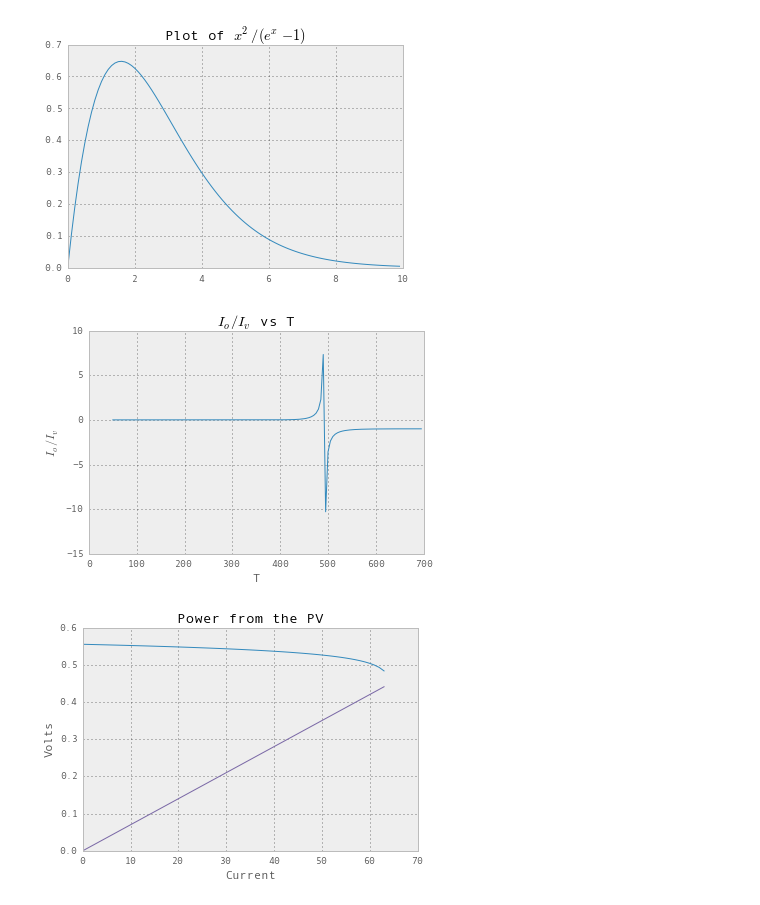
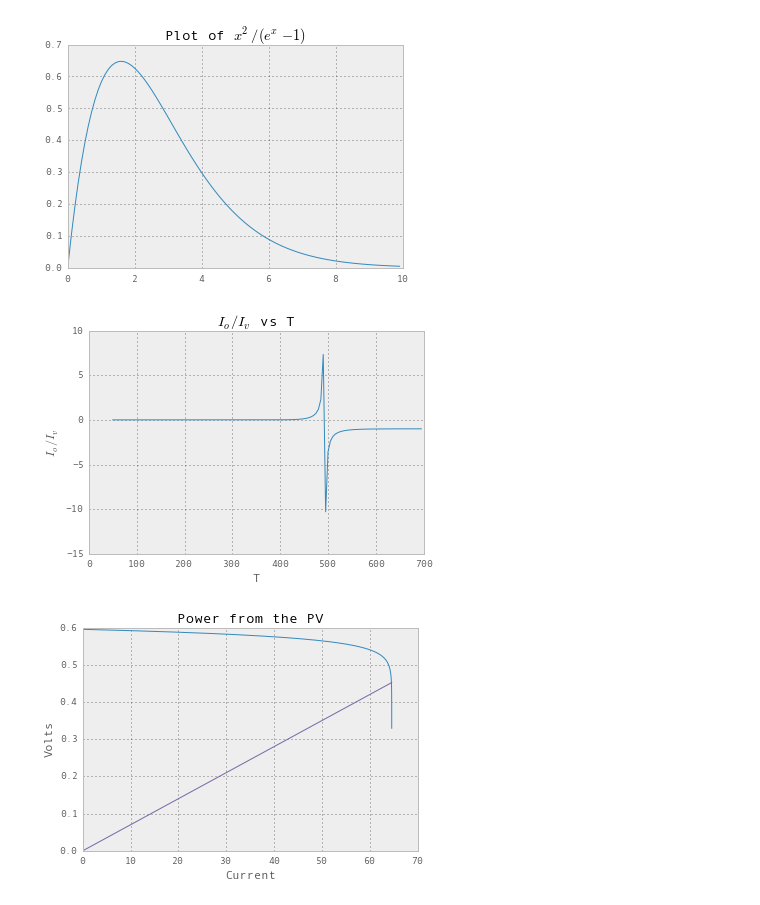
Before and after one commit to bmick/Satellite, a Jupyter notebook: ME246 Project 3.ipynb, the cells around one changed output. Cells and saved outputs as stored; diff of their text form; code cells hidden in the pictures.

```diff
--- a/ME246 Project 3.ipynb
+++ b/ME246 Project 3.ipynb
@@ -39,16 +39,20 @@ def PowerfromRLpv(R_Lpv):
     if debug:
         print "\n Entering PowerfromRLpv function"
     phi = P/(math.pi**4*K_b*T_source/(2.404*15.)) # from 14.16
+    # print "PowerfromRLPV code Power = ",P
     X = q_e*V_g/(K_b*T_source)
     Val, err = quad(integrand, X, 40.)
     phi_g = phi*.416*Val
+    if debug:
+        print "PowerfromRLpv Io_Iv value = ",Io_Iv
     global Iv
     Iv = phi_g*q_e*A_pv
     global Io
+    Io = Io_Iv*Iv
+
     if debug:
         print "Io/Iv = ", Io_Iv
         print "Iv = ", Iv
-    Io = Io_Iv*Iv
     if debug:
         print "Io = ", Io
 
@@ -59,8 +63,20 @@ def PowerfromRLpv(R_Lpv):
         IL = np.arange(len(V_L))
         plt.plot(IL,V_L,IL,V_L2)
         plt.show()
-    print "upper bound",fIv+Io-1e-9
-    I_1 = brentq(f_VL,1,Iv+Io-1e-9)
+
+    #if debug:
+    i = 1./100
+    b = Iv+Io-i
+    #print "B = ", b, "Error (B) = ",f_VL(b)
+
+    while f_VL(b)>0:
+        i = i/10
+        b = Iv+Io-i
+        #print "B = ", b, "Error (B) = ",f_VL(b)
+
+    #print "Final B = ", b, "Final Error (B) = ",f_VL(b)
+
+    I_1 = brentq(f_VL,1,b)
 
     if debug:
         print "Current = ", I_1, "Voltage = ",I_1*R_Lpv
@@ -223,21 +239,22 @@ def TEModule(T_H):
 def CombinedCycle(I_D, Rc):
     error = 1
     iterations = 0
+    global P
     P = I_D*Rc # Set up the incident power (will change for task 6)
-
+    # print "CombinedCycle Power = ",P
     # guess T_pv:
     # T_pv = 217.8655 #K The solution
     T_pv = 300 # our first guess
 
     while abs(error) > 1e-5:
-        #if debug:
-            #print "\nIteration {:.0f}:\n".format(iterations)
-            #print "T_pv guess = {:.2f} K".format(T_pv)
+        if debug:
+            print "\nIteration {:.0f}:\n".format(iterations)
+            print "T_pv guess = {:.2f} K".format(T_pv)
         #compute electrical power out from pv cell:
         global Io_Iv
         Io_Iv = IoIvfromT(T_pv)
         if debug:
-            print "Exited IoIv from T function. \nIo/Iv = {:.3e}".format(Io_Iv)
+            print "Exited IoIvfromT function. \nIo/Iv = {:.3e}".format(Io_Iv)
 
         I_pv, V_pv, P_pv, eff_pv = PowerfromRLpv(R_Lpv)
         #print "PV Cell Efficiency = {:.2%}\n".format(eff_pv)
@@ -432,36 +474,36 @@ plt.show()
 plt.figure(1)
 T_pvs = np.arange(50,700,5)
 
 Io_Ivs = [IoIvfromT(T) for T in T_pvs]
 #print Io_Ivs
 #print [element[0] for element in Io_Ivs]
 plt.figure(1)
 plt.title("$I_o/I_v$ vs T")
 plt.xlabel("T")
 plt.ylabel("$I_o/I_v$")
 plt.plot(T_pvs, Io_Ivs)
 plt.show()
 
 plt.figure(3)
-#IL = np.arange(0.,64.6079,.0001) #WARNING! This can take a while to run.
-IL = np.arange(64)
+IL = np.arange(0.,64.6079,.0001) #WARNING! This can take a while to run.
+#IL = np.arange(64)
 phi = P/(math.pi**4*K_b*T_source/(2.404*15))
 X = q_e*V_g/(K_b*T_source)
 Val, err = quad(integrand, X, 40)
 phi_g = phi*.416*Val
 Iv = phi_g*q_e*A_pv
 Io = Io_Iv*Iv
 V_L = [K_b*T_pv/q_e*math.log((Io_Iv)**-1-I/Io+1)-I*Rs for I in IL]
 V_L2 = [R_Lpv*I for I in IL]
 plt.plot(IL,V_L,IL,V_L2)
 plt.xlabel("Current")
 plt.ylabel("Volts")
 plt.title("Power from the PV")
 plt.show()
 # %% [output]
 [figure]
 [figure]
-[figure, old version]
+[figure, new version]
 # %%
 # This is just Brian testing nonsense.
 
```
Also changed, not shown: parts of 2 cells of this notebook.
